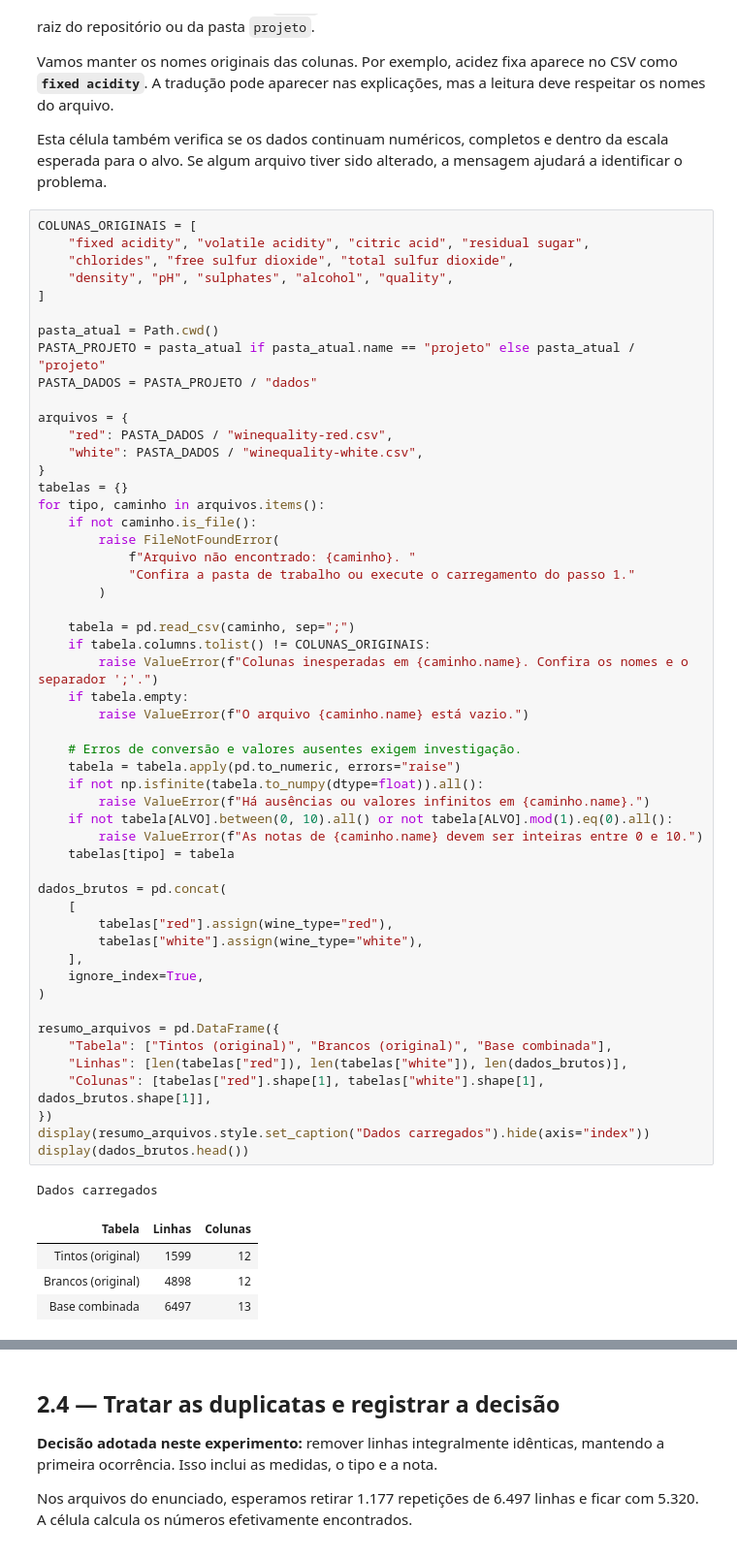
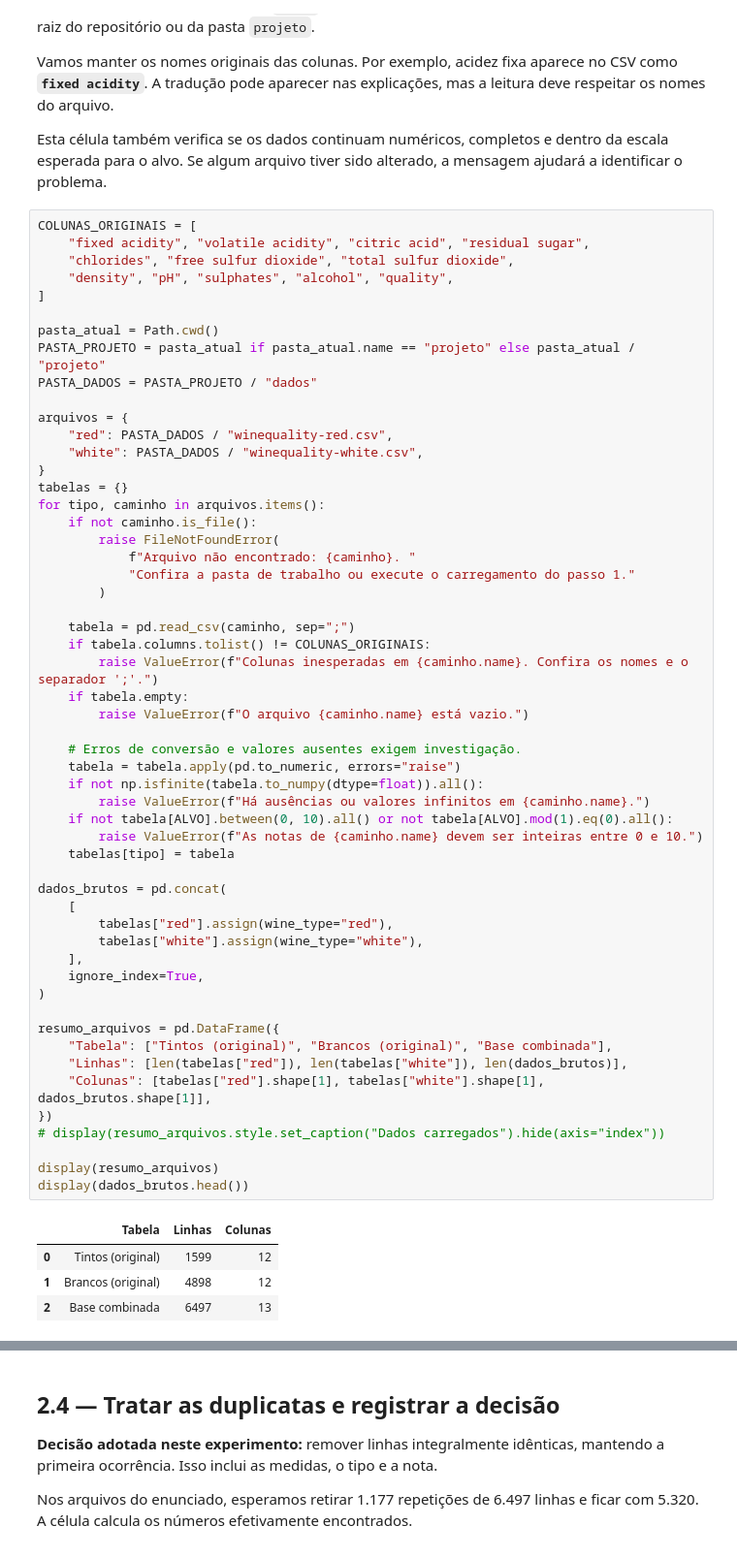
Before and after one commit to danielgilcastro/aprendizado_de_maquina, a Jupyter notebook: projeto/passo_2_qualidade_vinhos.ipynb, the cells around one changed output, grey strips where cells are left out. Shown at 97% size. Saved outputs shown, nothing was run; the diff lists cells and outputs as text.

```diff
--- a/projeto/passo_2_qualidade_vinhos.ipynb
+++ b/projeto/passo_2_qualidade_vinhos.ipynb
@@ -93,39 +93,40 @@ for tipo, caminho in arquivos.items():
 
     tabela = pd.read_csv(caminho, sep=";")
     if tabela.columns.tolist() != COLUNAS_ORIGINAIS:
         raise ValueError(f"Colunas inesperadas em {caminho.name}. Confira os nomes e o separador ';'.")
     if tabela.empty:
         raise ValueError(f"O arquivo {caminho.name} está vazio.")
 
     # Erros de conversão e valores ausentes exigem investigação.
     tabela = tabela.apply(pd.to_numeric, errors="raise")
     if not np.isfinite(tabela.to_numpy(dtype=float)).all():
         raise ValueError(f"Há ausências ou valores infinitos em {caminho.name}.")
     if not tabela[ALVO].between(0, 10).all() or not tabela[ALVO].mod(1).eq(0).all():
         raise ValueError(f"As notas de {caminho.name} devem ser inteiras entre 0 e 10.")
     tabelas[tipo] = tabela
 
 dados_brutos = pd.concat(
     [
         tabelas["red"].assign(wine_type="red"),
         tabelas["white"].assign(wine_type="white"),
     ],
     ignore_index=True,
 )
 
 resumo_arquivos = pd.DataFrame({
     "Tabela": ["Tintos (original)", "Brancos (original)", "Base combinada"],
     "Linhas": [len(tabelas["red"]), len(tabelas["white"]), len(dados_brutos)],
     "Colunas": [tabelas["red"].shape[1], tabelas["white"].shape[1], dados_brutos.shape[1]],
 })
-display(resumo_arquivos.style.set_caption("Dados carregados").hide(axis="index"))
+# display(resumo_arquivos.style.set_caption("Dados carregados").hide(axis="index"))
+
+display(resumo_arquivos)
 display(dados_brutos.head())
 # %% [output]
-Dados carregados
-| Tabela | Linhas | Colunas |
-| Tintos (original) | 1599 | 12 |
-| Brancos (original) | 4898 | 12 |
-| Base combinada | 6497 | 13 |
+|  | Tabela | Linhas | Colunas |
+| 0 | Tintos (original) | 1599 | 12 |
+| 1 | Brancos (original) | 4898 | 12 |
+| 2 | Base combinada | 6497 | 13 |
 |  | fixed acidity | volatile acidity | citric acid | residual sugar | chlorides | free sulfur dioxide | ... |
 | 0 | 7.4 | 0.70 | 0.00 | 1.9 | 0.076 | 11.0 | ... |
 | 1 | 7.8 | 0.88 | 0.00 | 2.6 | 0.098 | 25.0 | ... |
```
Also changed, not shown: parts of 12 cells of this notebook, 3 other files.
